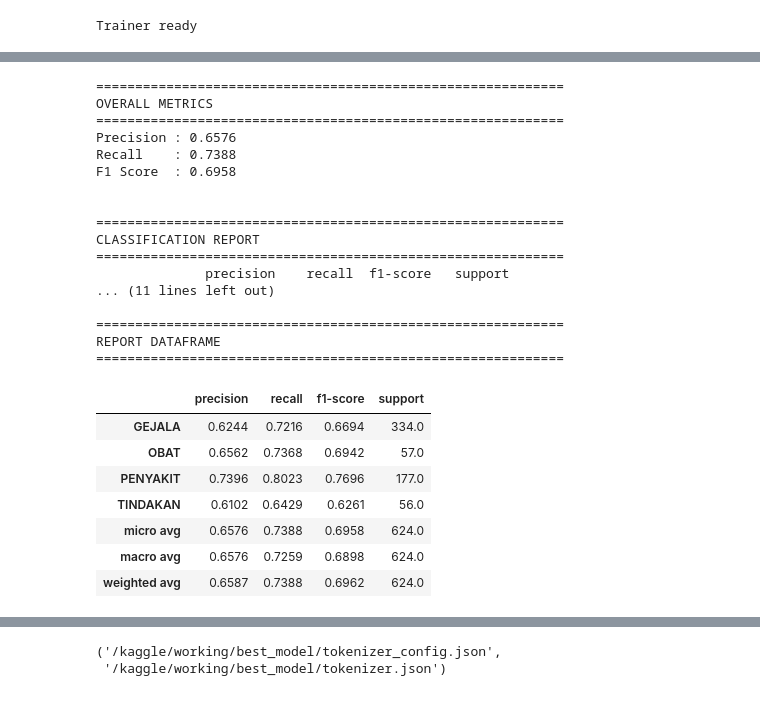
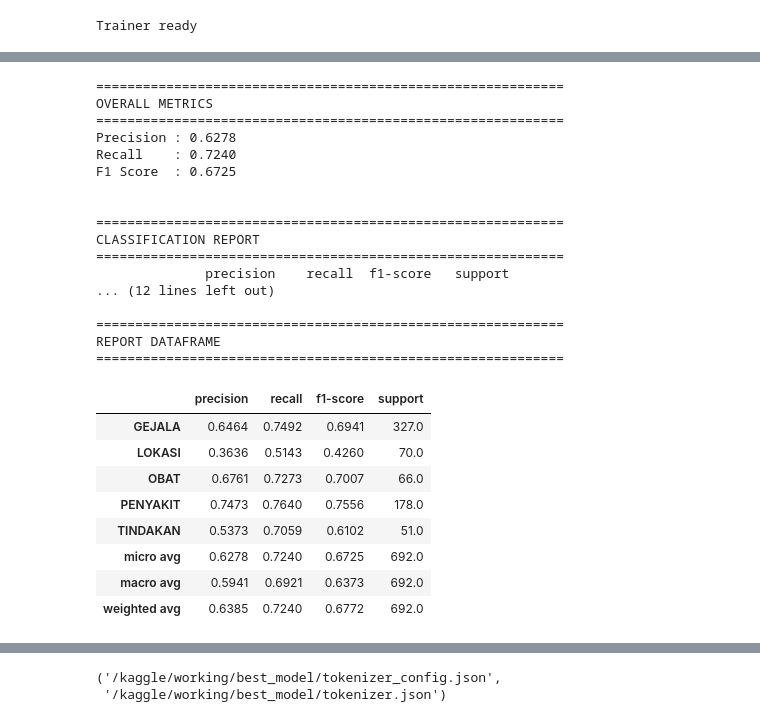
Before and after one commit to mfaruqi35/indonesian-medical-ner, a Jupyter notebook: notebook/indonesian-medical-ner.ipynb, the cells around one changed output, grey strips where cells are left out. Cells and saved outputs as stored; diff of their text form; code cells hidden in the pictures.

```diff
--- a/notebook/indonesian-medical-ner.ipynb
+++ b/notebook/indonesian-medical-ner.ipynb
@@ -175,0 +211,9 @@ Dok.    O
+# %%
+loc_count = 0
+
+for sent in train_data:
+    for token, label in sent:
+        if "LOKASI" in label:
+            loc_count += 1
+
+print("LOKASI token di train_data:", loc_count)
@@ -313,6 +337,7 @@ label_list = [
     "B-GEJALA", "I-GEJALA",
     "B-PENYAKIT", "I-PENYAKIT",
     "B-OBAT", "I-OBAT",
+    "B-LOKASI", "I-LOKASI",
     "B-TINDAKAN", "I-TINDAKAN"
 ]
 
@@ -455,0 +508,15 @@ Total labels: 9
+# %%
+weights = np.ones(len(label_list))
+
+weights[label2id["B-LOKASI"]] = 1.5
+weights[label2id["I-LOKASI"]] = 1.5
+
+weights[label2id["B-TINDAKAN"]] = 1.3
+weights[label2id["I-TINDAKAN"]] = 1.3
+
+class_weights = torch.tensor(
+    weights,
+    dtype=torch.float
+).to(device)
+
+print(class_weights)
@@ -459,6 +529,15 @@ import evaluate
 import numpy as np
 
 seqeval = evaluate.load("seqeval")
+
+class WeightedTrainer(Trainer):
+    def compute_loss(self, model, inputs, return_outputs=False, **kwargs):
+        labels = inputs.pop("labels")
+        outputs = model(**inputs)
+        logits = outputs.logits
+        loss_fct = nn.CrossEntropyLoss(weight=class_weights, ignore_index=-100)
+        loss = loss_fct(logits.view(-1, logits.shape[-1]), labels.view(-1))
+        return (loss, outputs) if return_outputs else loss
 
 def compute_metrics(eval_preds):
     logits, labels = eval_preds
@@ -502,7 +581,7 @@ training_args = TrainingArguments(
     save_total_limit=1,
 )
 
-trainer = Trainer(
+trainer = WeightedTrainer(
     model=model,
     args=training_args,
     train_dataset=train_dataset,
@@ -510,7 +589,6 @@ trainer = Trainer(
     processing_class=tokenizer,
     data_collator=data_collator,
     compute_metrics=compute_metrics,
-    callbacks=[EarlyStoppingCallback(early_stopping_patience=2)]
 )
 
 print("Trainer ready")
@@ -695,51 +773,45 @@ display(report_df)
 # ============================
 # Show examples of prediction
 # ============================
 print("\n")
 print("="*60)
 print("SAMPLE PREDICTIONS")
 print("="*60)
 
 for i in range(5):
     print(f"\n===== Sample {i+1} =====")
 
     for t, p in zip(true_labels[i], pred_labels[i]):
         if t != "O" or p != "O":
             print(f"True: {t:15} | Pred: {p}")
-
-print("\n")
-print("="*60)
-print(f"Total Errors: {len(error_df)}")
-print("="*60)
-
-display(error_df.head(30))
 # %% [output]
 [interactive output not drawn]
 ============================================================
 OVERALL METRICS
 ============================================================
-Precision : 0.6576
-Recall    : 0.7388
-F1 Score  : 0.6958
+Precision : 0.6278
+Recall    : 0.7240
+F1 Score  : 0.6725
 
 
 ============================================================
 CLASSIFICATION REPORT
 ============================================================
               precision    recall  f1-score   support
-... (11 lines left out)
+... (12 lines left out)
 
 ============================================================
 REPORT DATAFRAME
 ============================================================
 |  | precision | recall | f1-score | support |
-| GEJALA | 0.6244 | 0.7216 | 0.6694 | 334.0 |
-| OBAT | 0.6562 | 0.7368 | 0.6942 | 57.0 |
-| PENYAKIT | 0.7396 | 0.8023 | 0.7696 | 177.0 |
-| TINDAKAN | 0.6102 | 0.6429 | 0.6261 | 56.0 |
-| micro avg | 0.6576 | 0.7388 | 0.6958 | 624.0 |
-| macro avg | 0.6576 | 0.7259 | 0.6898 | 624.0 |
-| weighted avg | 0.6587 | 0.7388 | 0.6962 | 624.0 |
+| GEJALA | 0.6464 | 0.7492 | 0.6941 | 327.0 |
+| LOKASI | 0.3636 | 0.5143 | 0.4260 | 70.0 |
+| OBAT | 0.6761 | 0.7273 | 0.7007 | 66.0 |
+| PENYAKIT | 0.7473 | 0.7640 | 0.7556 | 178.0 |
+| TINDAKAN | 0.5373 | 0.7059 | 0.6102 | 51.0 |
+| micro avg | 0.6278 | 0.7240 | 0.6725 | 692.0 |
+| macro avg | 0.5941 | 0.6921 | 0.6373 | 692.0 |
+| weighted avg | 0.6385 | 0.7240 | 0.6772 | 692.0 |
 ============================================================
 SAMPLE PREDICTIONS
 ============================================================
```
Also changed, not shown: parts of 25 cells of this notebook, 1 other file.
